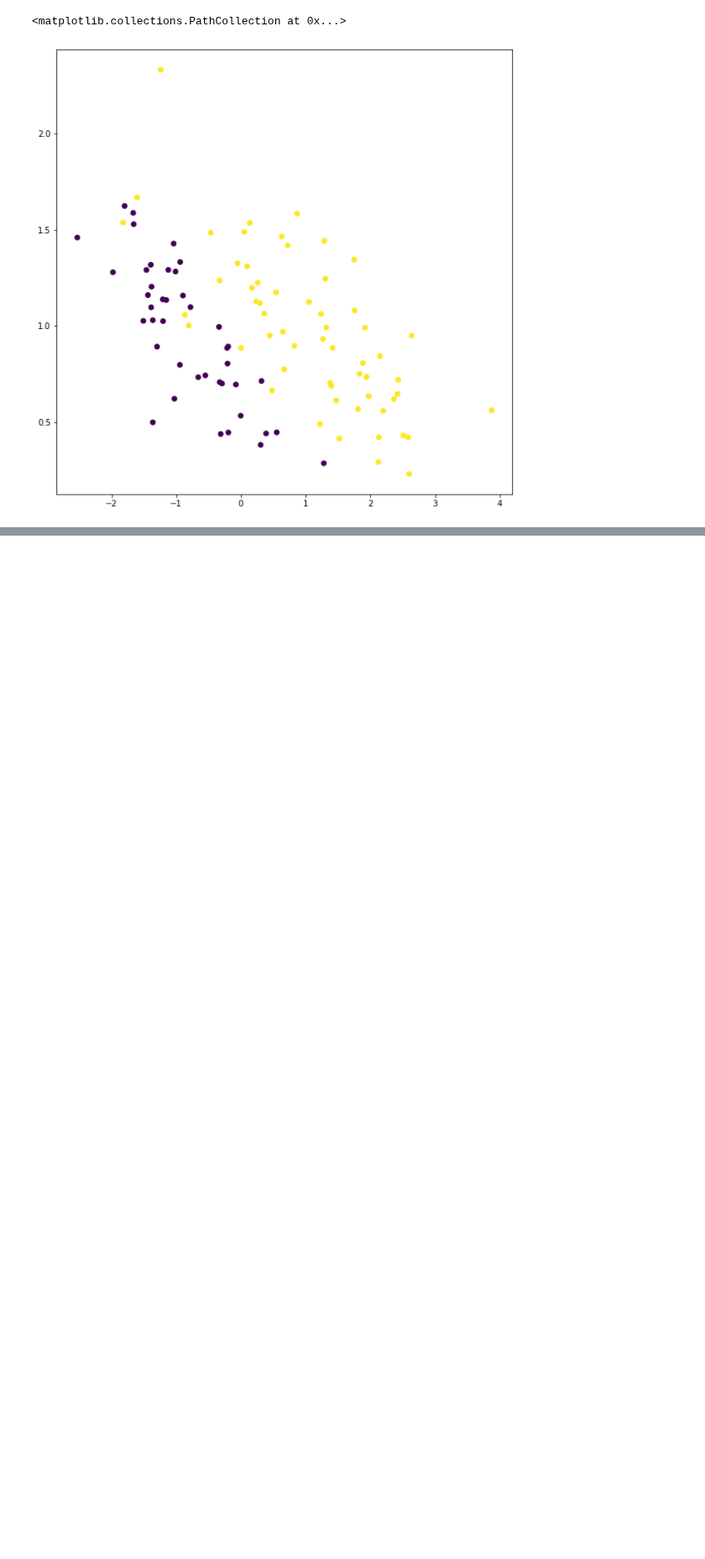
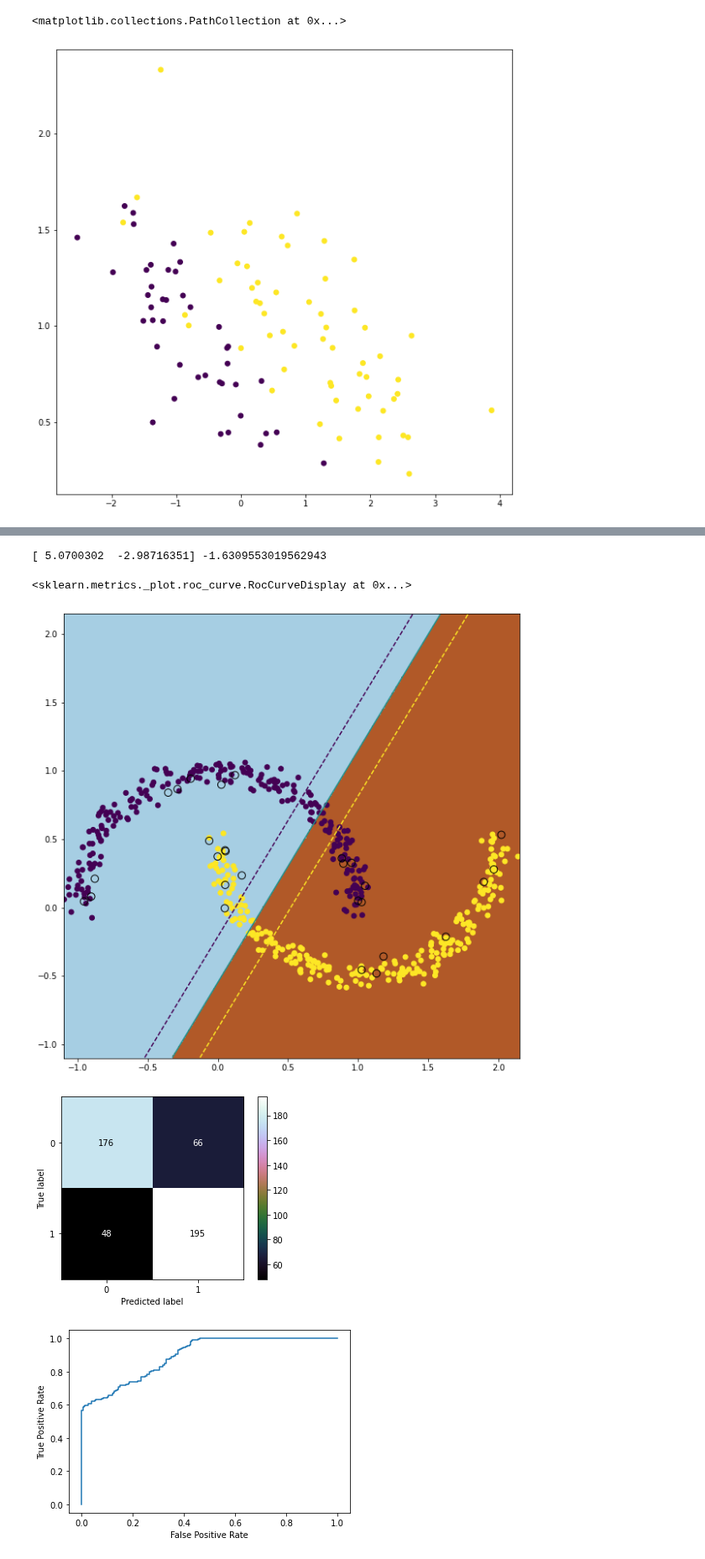
Before and after one commit to jakub-kowalik/PUM, a Jupyter notebook: lab4/lab4new.ipynb, the cells around one changed output, grey strips where cells are left out. Shown at 84% size. Cells and saved outputs as stored; diff of their text form; code cells hidden in the pictures; blank space fills up the shorter version.

```diff
--- a/lab4/lab4new.ipynb
+++ b/lab4/lab4new.ipynb
@@ -171,0 +218,38 @@ rok_model.plot()
+# %%
+theta, bias, support = fit(X_train, y_train, kernel=rbf_kernel, gamma=0.75, C=1.0)
+# %% [output]
+[ 5.0700302  -2.98716351] -1.6309553019562943
+# %%
+predict_var = predict(X_test, theta, bias)
+mesh_data = c_[xx.ravel(), yy.ravel()]
+
+# mesh_data = poly.fit_transform(mesh_data)
+
+
+predict_cntr = predict(mesh_data, theta, bias)
+predict_cntr = predict_cntr.reshape(xx.shape)
+
+Z = decision_function(mesh_data, theta, bias).reshape(xx.shape)
+
+plt.figure(figsize=(10, 10))
+plt.pcolormesh(xx, yy, Z > 0, cmap=plt.cm.Paired)
+plt.contour(xx, yy, Z, linestyles=["--", "-", "--"], levels=[-1, 0, 1])
+plt.scatter(X_test[:, 0], X_test[:, 1], c=y_test)
+plt.scatter(support[:, 0], support[:, 1], s=80, facecolors='none', zorder=10, edgecolors='k')
+
+cm_model = confusion_matrix(y_test, predict_var, labels=[-1, 1])
+tn_model = cm_model[0][0]
+fn_model = cm_model[0][1]
+tp_model = cm_model[1][1]
+fp_model = cm_model[1][0]
+ConfusionMatrixDisplay(cm_model).plot(cmap='cubehelix')
+
+fpr, tpr, roc_auc = roc_curve(y_test, decision_function(X_test, theta, bias))
+
+rok_model = RocCurveDisplay(fpr=fpr, tpr=tpr)
+rok_model.plot()
+# %% [output]
+<sklearn.metrics._plot.roc_curve.RocCurveDisplay at 0x...>
+[figure, added]
+[figure, added]
+[figure, added]
```
Also changed, not shown: parts of 7 cells of this notebook.
